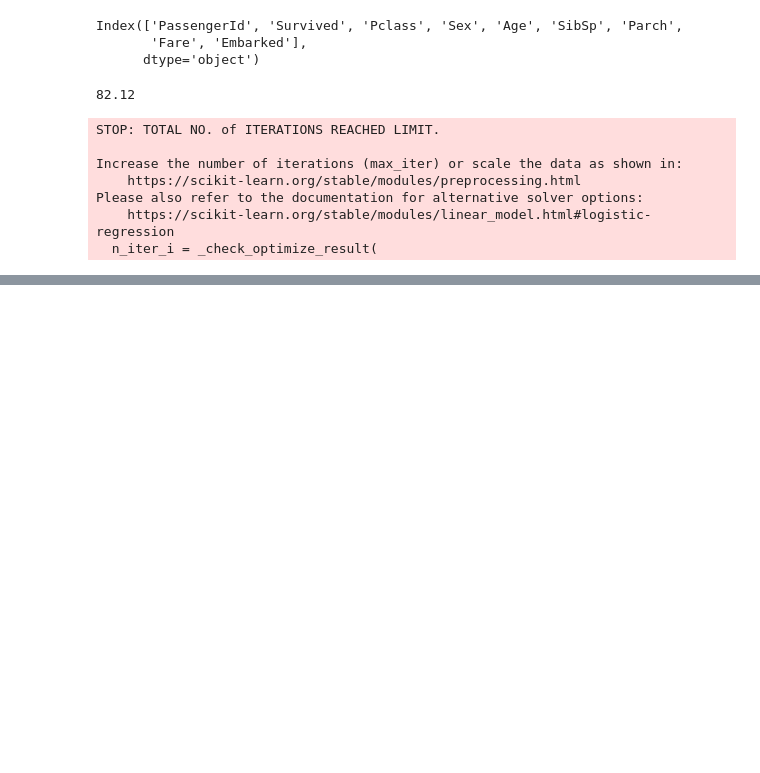
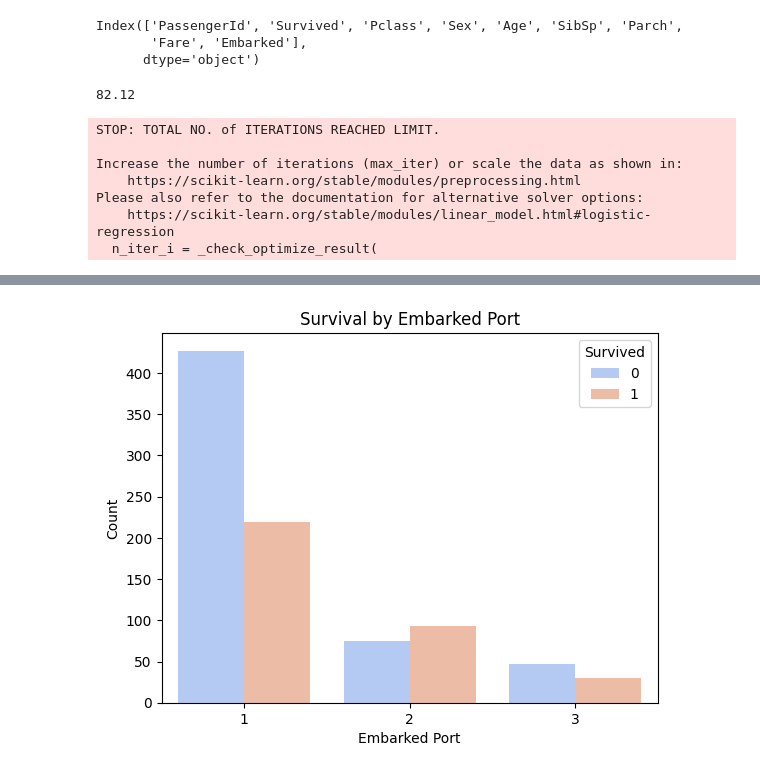
Before and after one commit to Prajwal-repo/AIML-projects, a Jupyter notebook: Titanic Survival Prediction/Survival_predict.ipynb, the cells around one changed output, grey strips where cells are left out. Cells and saved outputs as stored; diff of their text form; code cells hidden in the pictures; blank space fills up the shorter version.

```diff
--- a/Titanic Survival Prediction/Survival_predict.ipynb
+++ b/Titanic Survival Prediction/Survival_predict.ipynb
@@ -166,0 +204,8 @@ print(accuracy_Random_Forest)
+# %%
+sns.countplot(x="Embarked", hue="Survived", data=data, palette="coolwarm")
+plt.title("Survival by Embarked Port")
+plt.xlabel("Embarked Port")
+plt.ylabel("Count")
+plt.show()
+# %% [output]
+[figure, added]
```
Also changed, not shown: parts of 7 cells of this notebook.
